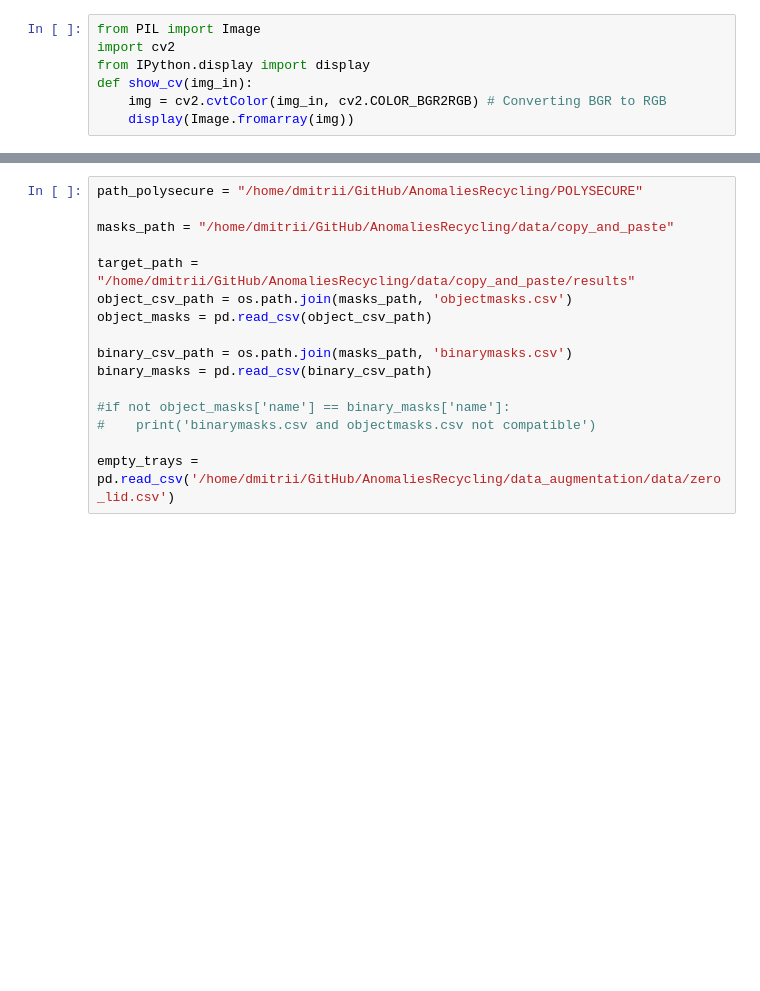
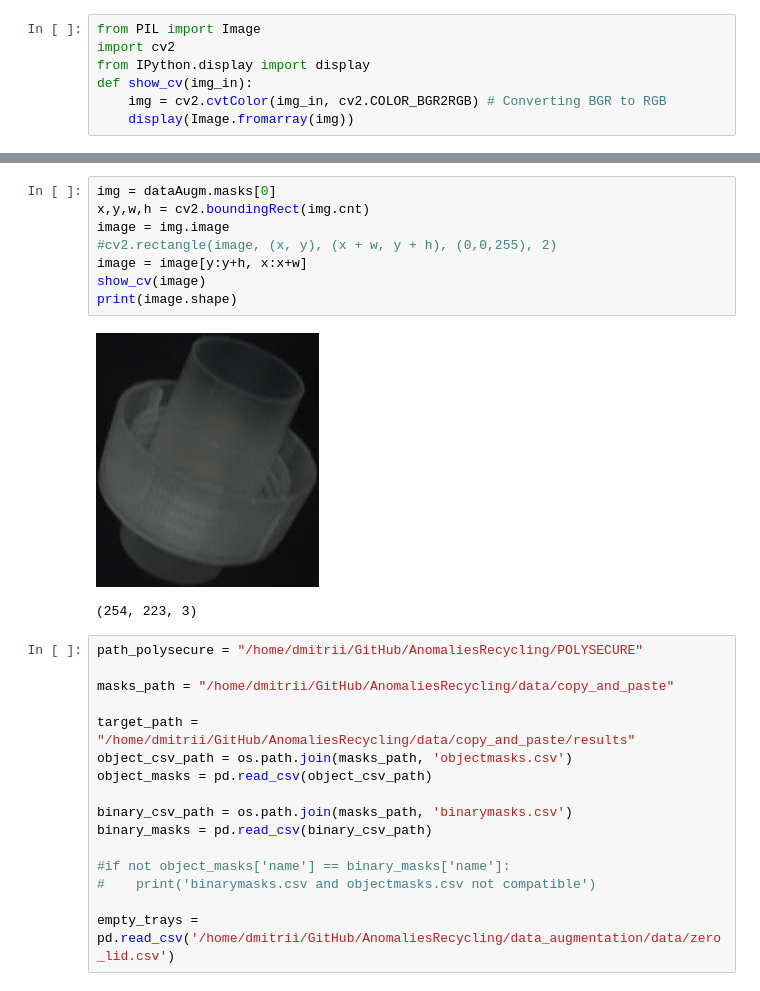
Before and after one commit to eismont21/AnomaliesRecycling, a Jupyter notebook: notebooks/DataAugmentation.ipynb, the cells around one changed output, grey strips where cells are left out. Saved outputs shown, nothing was run; the diff lists cells and outputs as text; blank space fills up the shorter version.

```diff
--- a/notebooks/DataAugmentation.ipynb
+++ b/notebooks/DataAugmentation.ipynb
@@ -57,3 +57,14 @@ show_cv(dataAugm.masks[2].copy_and_paste(dataAugm.get_random_background(), x, y)
+# %%
+img = dataAugm.masks[0]
+x,y,w,h = cv2.boundingRect(img.cnt)
+image = img.image
+#cv2.rectangle(image, (x, y), (x + w, y + h), (0,0,255), 2)
+image = image[y:y+h, x:x+w]
+show_cv(image)
+print(image.shape)
+# %% [output]
+[figure, added]
+(254, 223, 3)
 # %%
 path_polysecure = "/home/dmitrii/GitHub/AnomaliesRecycling/POLYSECURE"
 
```
Also changed, not shown: parts of 1 cell of this notebook, 1 other file.
